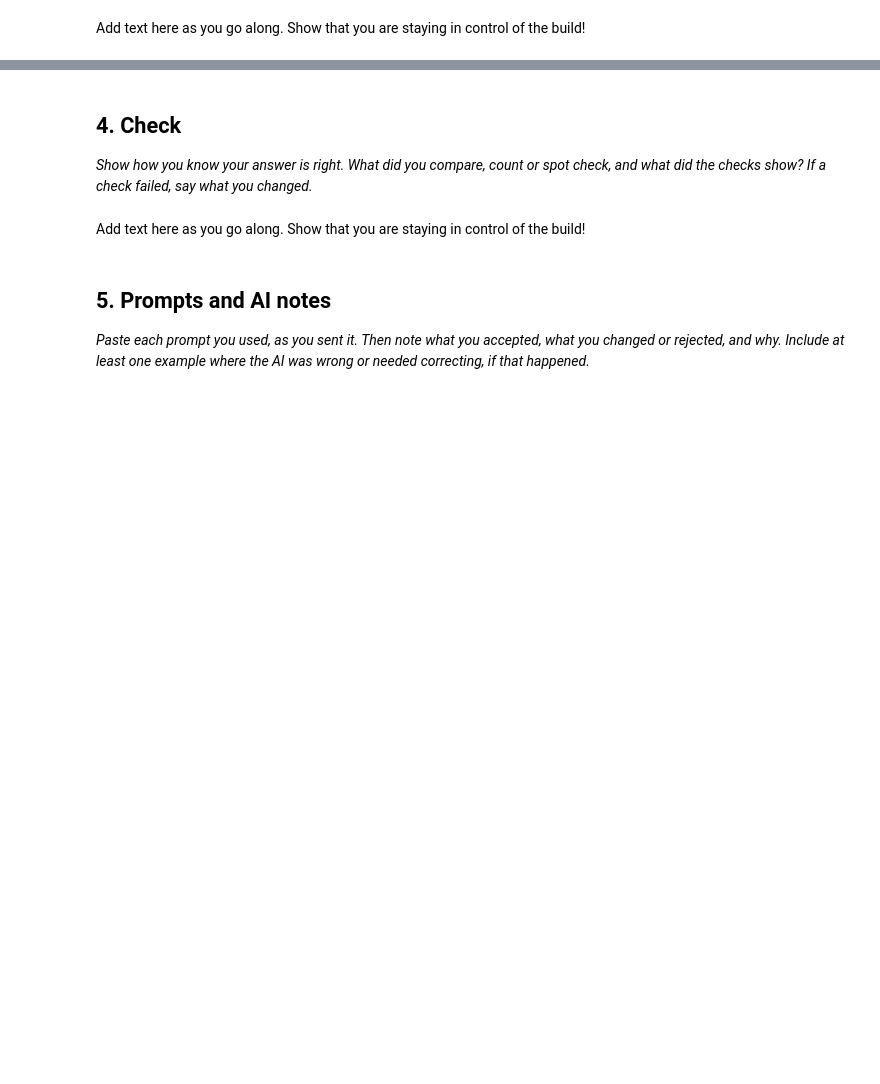
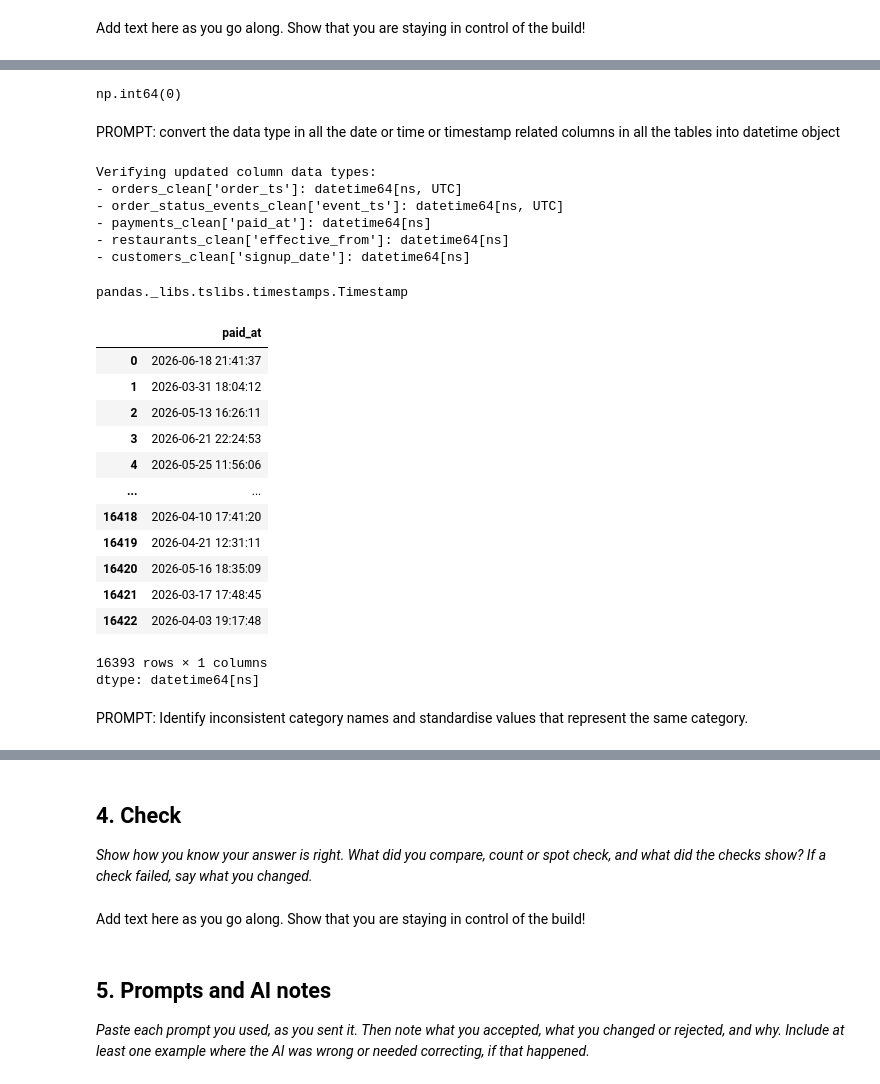
Before and after one commit to Zeeshan-Khatib-5830521/Projects, a Jupyter notebook: 5_02_practice_weekly_ops.ipynb, the cells around one changed output, grey strips where cells are left out. Saved outputs shown, nothing was run; the diff lists cells and outputs as text; code cells hidden in the pictures; blank space fills up the shorter version.

```diff
--- a/5_02_practice_weekly_ops.ipynb
+++ b/5_02_practice_weekly_ops.ipynb
@@ -417,10 +468,0 @@ Add text here
-# %%
-# Drop duplicate records from payments (keeping the first occurrence of each)
-clean_payments = tables["payments"].drop_duplicates()
-
-print(f"Original payments row count: {len(tables['payments']):,}")
-print(f"Cleaned payments row count: {len(clean_payments):,}")
-print(f"Removed {len(tables['payments']) - len(clean_payments)} duplicate records.")
-
-# Update the tables dictionary with our silver/cleaned payments DataFrame
-tables["payments_clean"] = clean_payments
@@ -434,0 +484,16 @@ Removed 30 duplicate records.
+# %%
+# Create copies of each original DataFrame to keep the raw data intact
+orders_clean = tables['orders'].copy()
+order_status_events_clean = tables['order_status_events'].copy()
+order_lines_clean = tables['order_lines'].copy()
+payments_clean = tables['payments'].copy()
+restaurants_clean = tables['restaurants'].copy()
+customers_clean = tables['customers'].copy()
+
+print("Copies created successfully:")
+print(f"- orders_clean: {orders_clean.shape}")
+print(f"- order_status_events_clean: {order_status_events_clean.shape}")
+print(f"- order_lines_clean: {order_lines_clean.shape}")
+print(f"- payments_clean: {payments_clean.shape}")
+print(f"- restaurants_clean: {restaurants_clean.shape}")
+print(f"- customers_clean: {customers_clean.shape}")
@@ -436,0 +515,52 @@ Add text here as you go along. Show that you are staying in control of the build
+# %%
+orders_clean.duplicated().sum()
+# %% [output]
+np.int64(0)
+# %% [markdown]
+PROMPT: convert the data type in all the date or time or timestamp related columns in all the tables into datetime object
+# %%
+# Convert date and timestamp columns to datetime objects in clean DataFrames
+orders_clean['order_ts'] = pd.to_datetime(orders_clean['order_ts'])
+order_status_events_clean['event_ts'] = pd.to_datetime(order_status_events_clean['event_ts'])
+payments_clean['paid_at'] = pd.to_datetime(payments_clean['paid_at'])
+restaurants_clean['effective_from'] = pd.to_datetime(restaurants_clean['effective_from'])
+customers_clean['signup_date'] = pd.to_datetime(customers_clean['signup_date'])
+
+# Verification of the conversions
+print("Verifying updated column data types:")
+print(f"- orders_clean['order_ts']: {orders_clean['order_ts'].dtype}")
+print(f"- order_status_events_clean['event_ts']: {order_status_events_clean['event_ts'].dtype}")
+print(f"- payments_clean['paid_at']: {payments_clean['paid_at'].dtype}")
+print(f"- restaurants_clean['effective_from']: {restaurants_clean['effective_from'].dtype}")
+print(f"- customers_clean['signup_date']: {customers_clean['signup_date'].dtype}")
+# %% [output]
+Verifying updated column data types:
+- orders_clean['order_ts']: datetime64[ns, UTC]
+- order_status_events_clean['event_ts']: datetime64[ns, UTC]
+- payments_clean['paid_at']: datetime64[ns]
+- restaurants_clean['effective_from']: datetime64[ns]
+- customers_clean['signup_date']: datetime64[ns]
+# %%
+type(payments_clean['paid_at'][0])
+type(restaurants_clean['effective_from'][0])
+# %% [output]
+pandas._libs.tslibs.timestamps.Timestamp
+# %%
+payments_clean['paid_at']
+# %% [output]
+|  | paid_at |
+| 0 | 2026-06-18 21:41:37 |
+| 1 | 2026-03-31 18:04:12 |
+| 2 | 2026-05-13 16:26:11 |
+| 3 | 2026-06-21 22:24:53 |
+| 4 | 2026-05-25 11:56:06 |
+| ... | ... |
+| 16418 | 2026-04-10 17:41:20 |
+| 16419 | 2026-04-21 12:31:11 |
+| 16420 | 2026-05-16 18:35:09 |
+| 16421 | 2026-03-17 17:48:45 |
+| 16422 | 2026-04-03 19:17:48 |
+16393 rows × 1 columns
+dtype: datetime64[ns]
+# %% [markdown]
+PROMPT: Identify inconsistent category names and standardise values that represent the same category.
```
Also changed, not shown: parts of 30 cells of this notebook.
